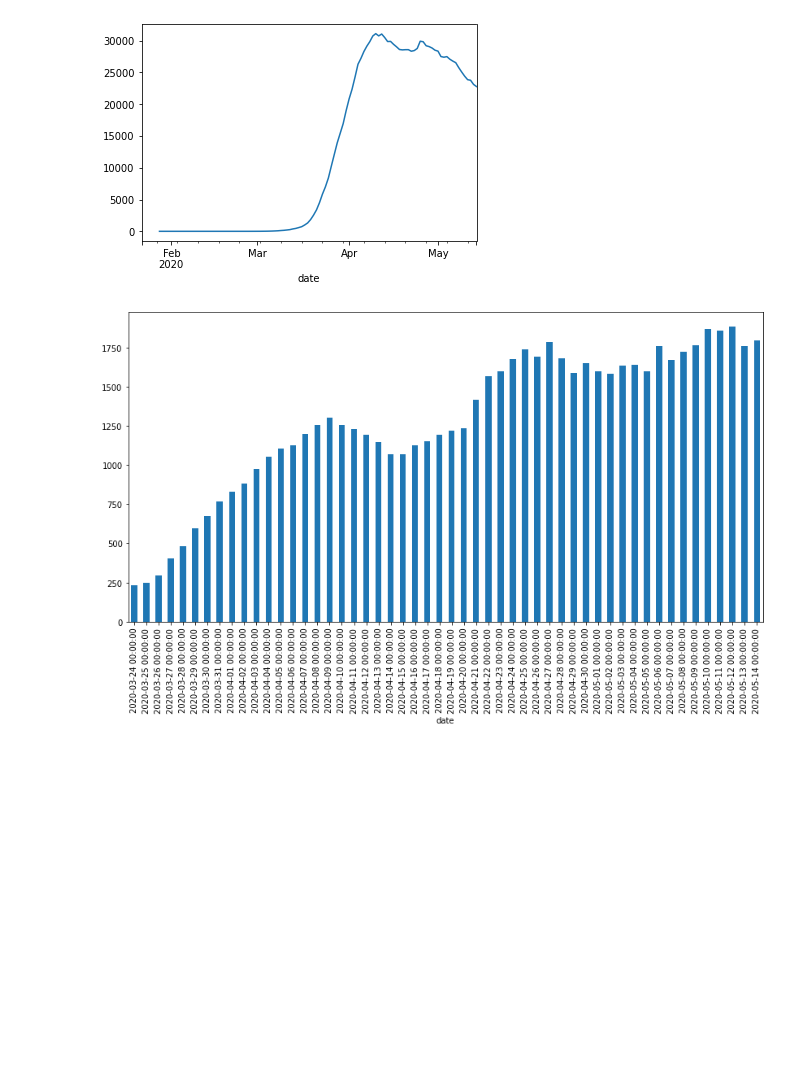
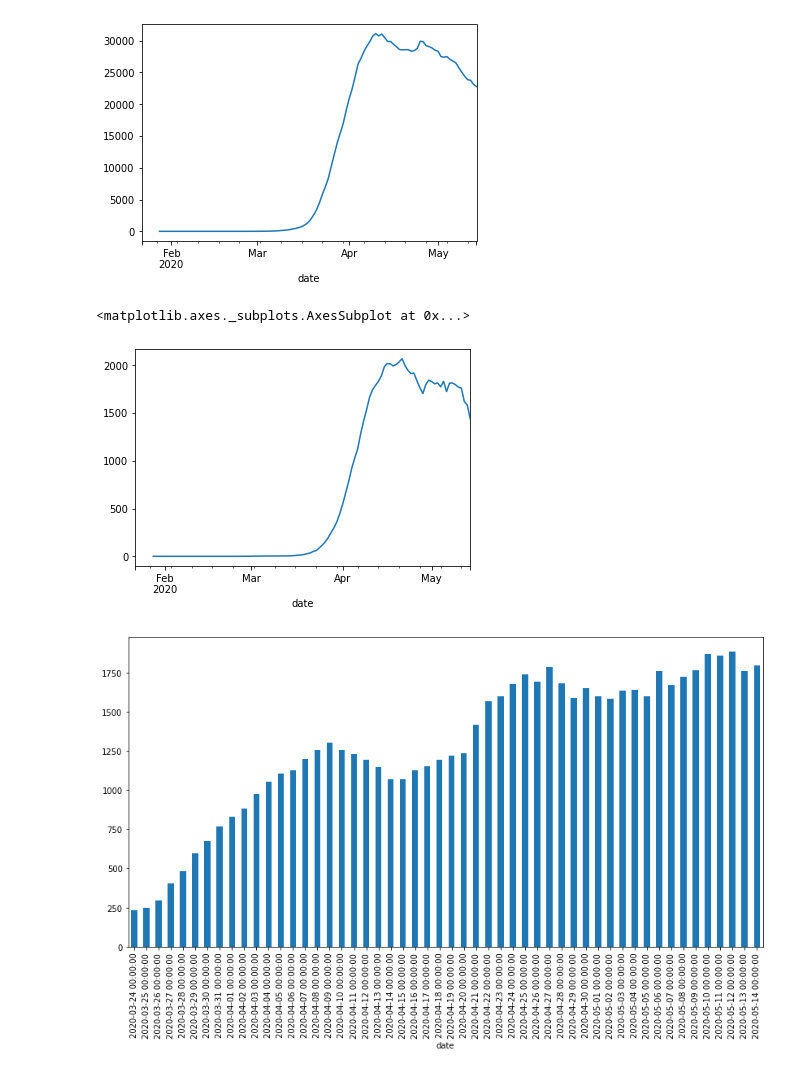
Before and after one commit to DMXMax/covid19, a Jupyter notebook: coviddata.ipynb, the cells around one changed output. Saved outputs shown, nothing was run; the diff lists cells and outputs as text; code cells hidden in the pictures; blank space fills up the shorter version.

```diff
--- a/coviddata.ipynb
+++ b/coviddata.ipynb
@@ -296,6 +296,11 @@ dfCovidtracking.groupby(by='date').sum().rolling(window=7).mean().positiveIncrea
 # %% [output]
 <matplotlib.axes._subplots.AxesSubplot at 0x...>
 [figure]
+# %%
+dfCovidtracking.groupby(by='date').sum().rolling(window=7).mean().deathIncrease.plot.line()
+# %% [output]
+<matplotlib.axes._subplots.AxesSubplot at 0x...>
+[figure, added]
 # %%
 dfCAAvg = dfCovidtracking[dfCovidtracking.state=='CA'] \
 .groupby(by='date').sum().rolling(window=7).mean()
```
